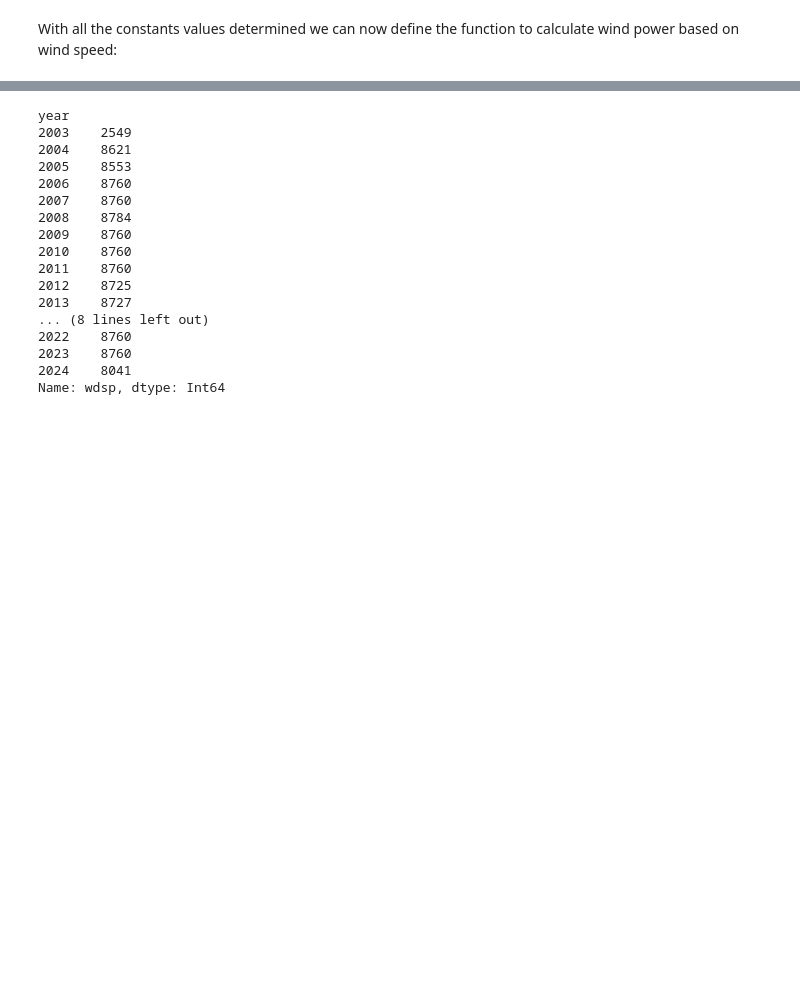
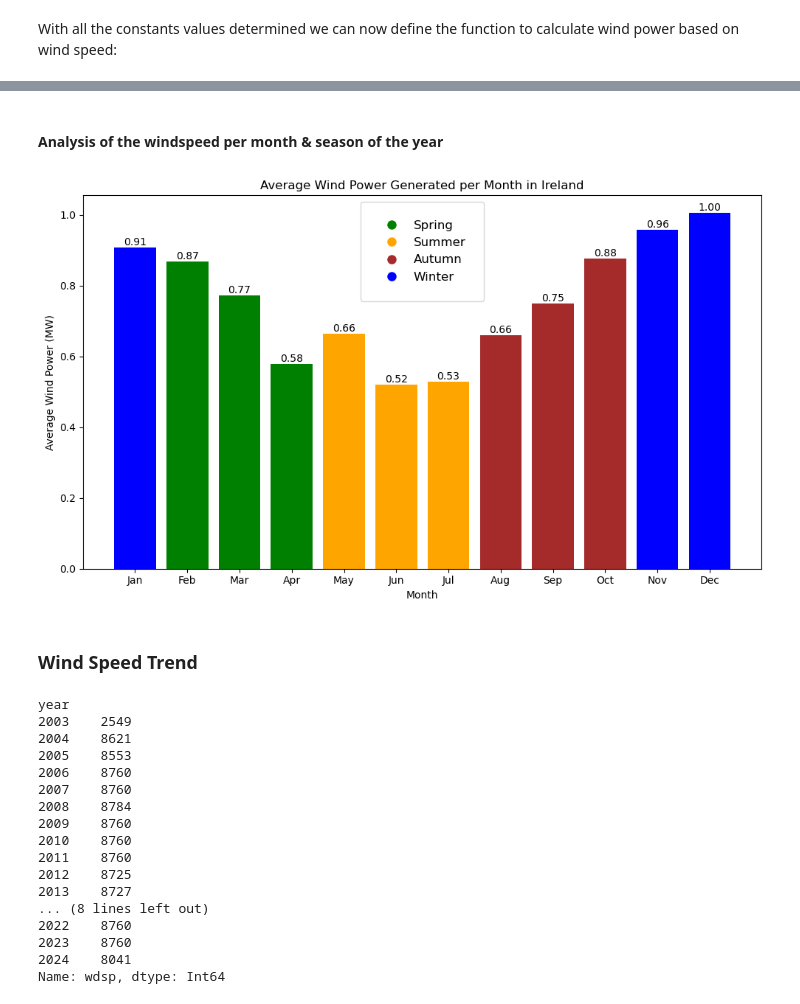
Before and after one commit to filipekojak88/PFDA, a Jupyter notebook: project/windspeed.ipynb, the cells around one changed output, grey strips where cells are left out. Drawn from its saved outputs; the diff is of its cells as text; code cells hidden in the pictures; blank space fills up the shorter version.

```diff
--- a/project/windspeed.ipynb
+++ b/project/windspeed.ipynb
@@ -459,3 +351,74 @@ plt.show()
+# %% [markdown]
+#### Analysis of the windspeed per month & season of the year
+# %%
+# Extract month from the 'date' column
+df['month'] = df['date'].dt.month
+
+# Define Irish calendar seasons
+irish_seasons = {
+    2: 'Spring', 3: 'Spring', 4: 'Spring',
+    5: 'Summer', 6: 'Summer', 7: 'Summer',
+    8: 'Autumn', 9: 'Autumn', 10: 'Autumn',
+    11: 'Winter', 12: 'Winter', 1: 'Winter'
+}
+
+# Map months to Irish seasons
+df['season'] = df['month'].map(irish_seasons)
+
+# Calculate average wind power for each month
+monthly_power = df.groupby('month')['wdpr'].mean()
+
+# Convert to MW
+monthly_power_mw = monthly_power / 10**6
+
+# Plotting the data
+fig, ax = plt.subplots(figsize=(10, 6))
+
+# Define colors for each season
+season_colors = {
+    'Spring': 'green',
+    'Summer': 'orange',
+    'Autumn': 'brown',
+    'Winter': 'blue'
+}
+
+# Plot each month with the corresponding season color
+bars = []
+for month, power in monthly_power_mw.items():
+    season = df.loc[df['month'] == month, 'season'].iloc[0]  # Get season for the month
+    bar = ax.bar(month, power, color=season_colors[season])
+    bars.append(bar)
+
+    # Add data label above each bar (using the individual bar rectangle)
+    for b in bar:
+        ax.text(b.get_x() + b.get_width() / 2, b.get_height(),
+                f'{b.get_height():.2f}', ha='center', va='bottom', fontsize=10)
+
+# Set axis labels
+ax.set_xlabel('Month')
+ax.set_ylabel('Average Wind Power (MW)')
+ax.set_title('Average Wind Power Generated per Month in Ireland')
+
+# Define custom legend handles for each season
+legend_handles = [Line2D([0], [0], marker='o', color='w', markerfacecolor=color, markersize=10)
+                  for color in season_colors.values()]
+legend_labels = list(season_colors.keys())
+
+# Create a legend at the top center, with items stacked vertically
+ax.legend(legend_handles, legend_labels, loc='upper center', bbox_to_anchor=(0.5, 1.0), ncol=1,
+          fontsize=12, frameon=True, borderpad=1.5, handlelength=2)
+
+# Set x-axis to show month names
+ax.set_xticks(range(1, 13))
+ax.set_xticklabels(['Jan', 'Feb', 'Mar', 'Apr', 'May', 'Jun', 'Jul', 'Aug', 'Sep', 'Oct', 'Nov', 'Dec'])
+
+# Display the plot
+plt.tight_layout()
+plt.show()
+# %% [output]
+[figure, added]
+# %% [markdown]
+### Wind Speed Trend
 # %%
 # Extract the year from the 'Date'
 df['year'] = df['date'].dt.year
```
Also changed, not shown: parts of 57 cells of this notebook.
